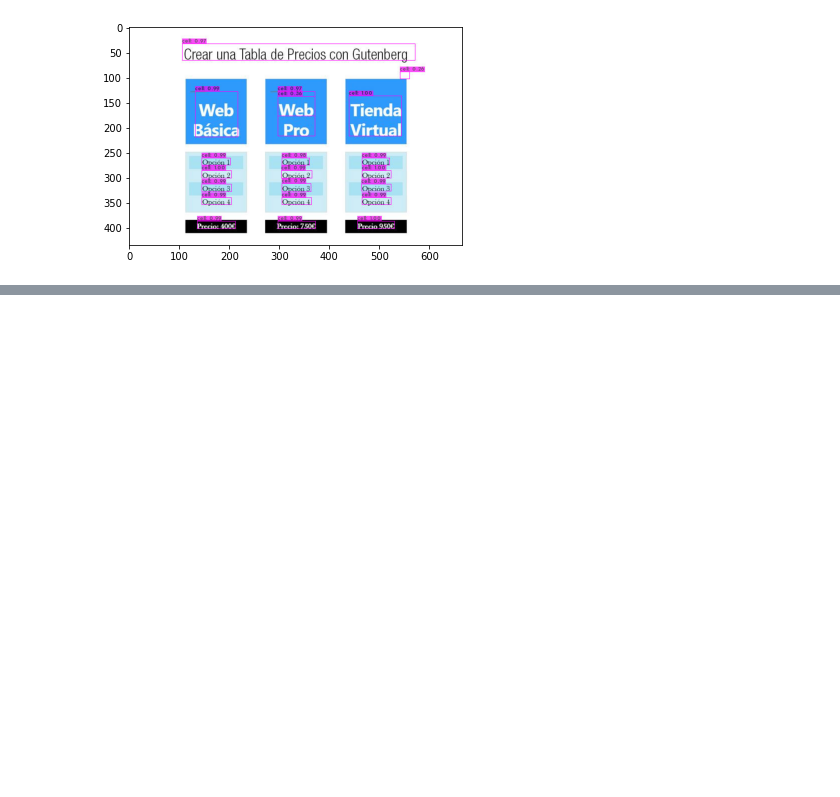
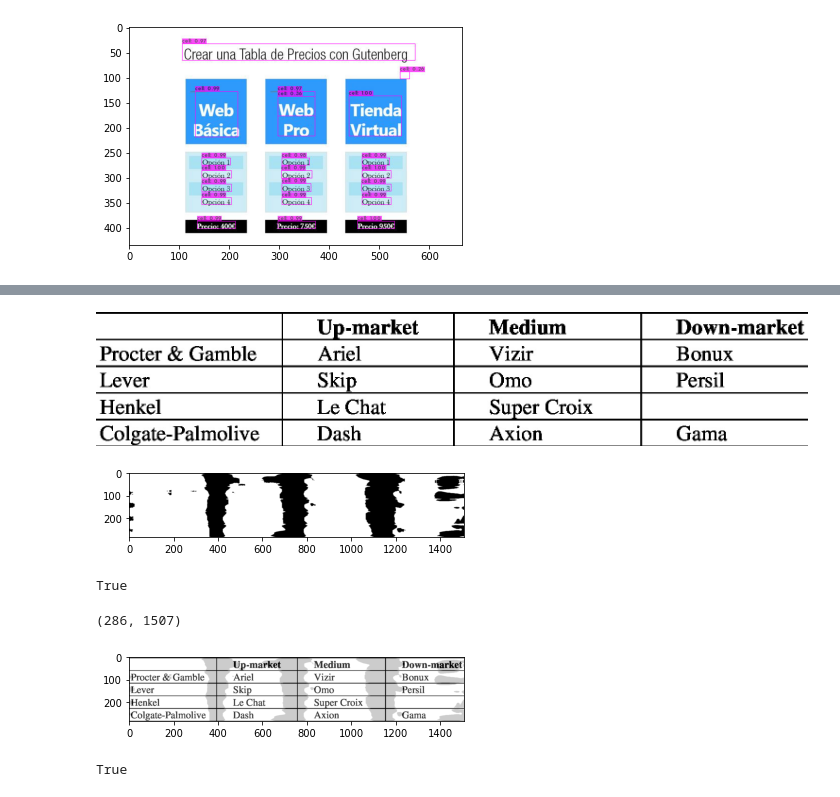
Before and after one commit to holms-ur/CellDetection, a Jupyter notebook: img2latex.ipynb, the cells around one changed output, grey strips where cells are left out. Drawn from its saved outputs; the diff is of its cells as text; code cells hidden in the pictures; blank space fills up the shorter version.

```diff
--- a/img2latex.ipynb
+++ b/img2latex.ipynb
@@ -503,0 +562,6 @@ mostrarImagen('predictions.jpg')
+# %%
+img = PIL.Image.open('datasetYOLO/test/eu-007-1-1.jpg')
+# %%
+img
+# %% [output]
+[figure, added]
@@ -503,0 +594,12 @@ mostrarImagen('predictions.jpg')
+# %%
+mostrar(imageOut2)
+# %% [output]
+[figure, added]
+# %%
+cv2.imwrite('img.jpg',imageOut2)
+# %% [output]
+True
+# %%
+imageOut2.shape
+# %% [output]
+(286, 1507)
@@ -503,0 +610,8 @@ mostrarImagen('predictions.jpg')
+# %%
+mostrar(added_image)
+# %% [output]
+[figure, added]
+# %%
+cv2.imwrite('union.jpg',added_image)
+# %% [output]
+True
```
Also changed, not shown: parts of 15 cells of this notebook.
